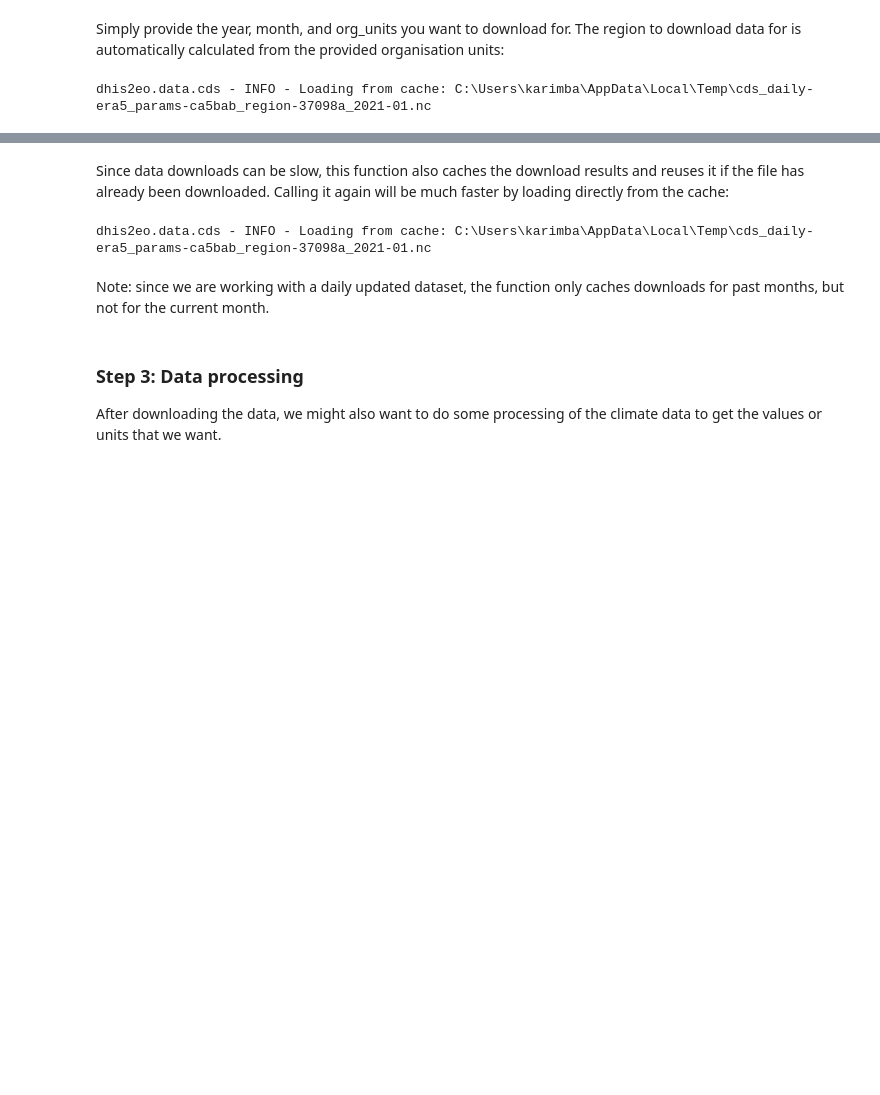
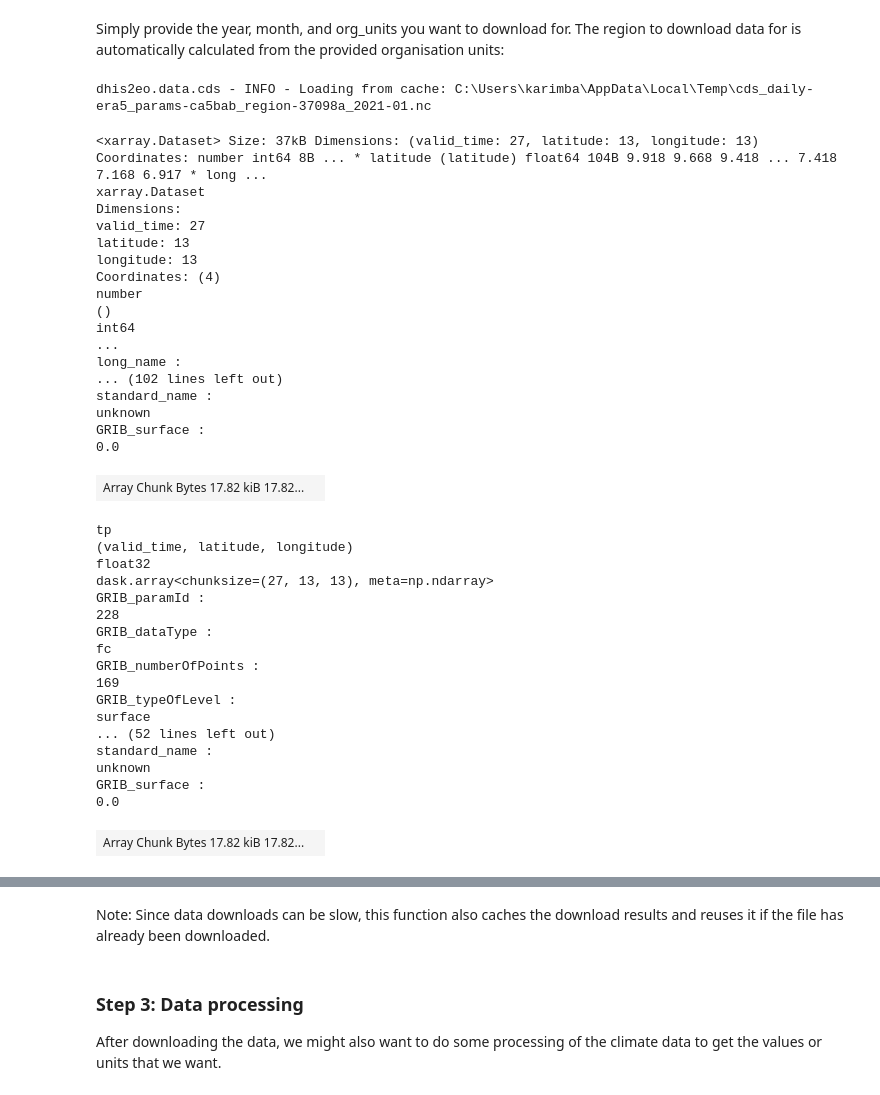
Before and after one commit to dhis2/climate-tools, a Jupyter notebook: docs/examples/automated-cds-import-new.ipynb, the cells around one changed output, grey strips where cells are left out. Saved outputs shown, nothing was run; the diff lists cells and outputs as text; code cells hidden in the pictures; blank space fills up the shorter version.

```diff
--- a/docs/examples/automated-cds-import-new.ipynb
+++ b/docs/examples/automated-cds-import-new.ipynb
@@ -185,5 +187,42 @@ In order to get users started, we provide a convenience function for downloading
 Simply provide the year, month, and org_units you want to download for. The region to download data for is automatically calculated from the provided organisation units:
 # %%
 data = dhis2eo.data.cds.get_daily_era5_data(2021, 1, org_units)
+data.to_xarray()
 # %% [output]
 dhis2eo.data.cds - INFO - Loading from cache: C:\Users\karimba\AppData\Local\Temp\cds_daily-era5_params-ca5bab_region-37098a_2021-01.nc
+<xarray.Dataset> Size: 37kB Dimensions: (valid_time: 27, latitude: 13, longitude: 13) Coordinates: number int64 8B ... * latitude (latitude) float64 104B 9.918 9.668 9.418 ... 7.418 7.168 6.917 * long ...
+xarray.Dataset
+Dimensions:
+valid_time: 27
+latitude: 13
+longitude: 13
+Coordinates: (4)
+number
+()
+int64
+...
+long_name :
+... (102 lines left out)
+standard_name :
+unknown
+GRIB_surface :
+0.0
+| Array Chunk Bytes 17.82 kiB 17.82... |  |
+tp
+(valid_time, latitude, longitude)
+float32
+dask.array<chunksize=(27, 13, 13), meta=np.ndarray>
+GRIB_paramId :
+228
+GRIB_dataType :
+fc
+GRIB_numberOfPoints :
+169
+GRIB_typeOfLevel :
+surface
+... (52 lines left out)
+standard_name :
+unknown
+GRIB_surface :
+0.0
+| Array Chunk Bytes 17.82 kiB 17.82... |  |
@@ -190,11 +246,5 @@ dhis2eo.data.cds - INFO - Loading from cache: C:\Users\karimba\AppData\Local\Tem
 # %% [markdown]
-Since data downloads can be slow, this function also caches the download results and reuses it if the file has already been downloaded. Calling it again will be much faster by loading directly from the cache:
+Note: Since data downloads can be slow, this function also caches the download results and reuses it if the file has already been downloaded.
-# %%
-data = dhis2eo.data.cds.get_daily_era5_data(2021, 1, org_units)
-# %% [output]
-dhis2eo.data.cds - INFO - Loading from cache: C:\Users\karimba\AppData\Local\Temp\cds_daily-era5_params-ca5bab_region-37098a_2021-01.nc
-# %% [markdown]
-Note: since we are working with a daily updated dataset, the function only caches downloads for past months, but not for the current month.
 # %% [markdown]
 ### Step 3: Data processing
 
```
Also changed, not shown: parts of 5 cells of this notebook, 6 other files.
